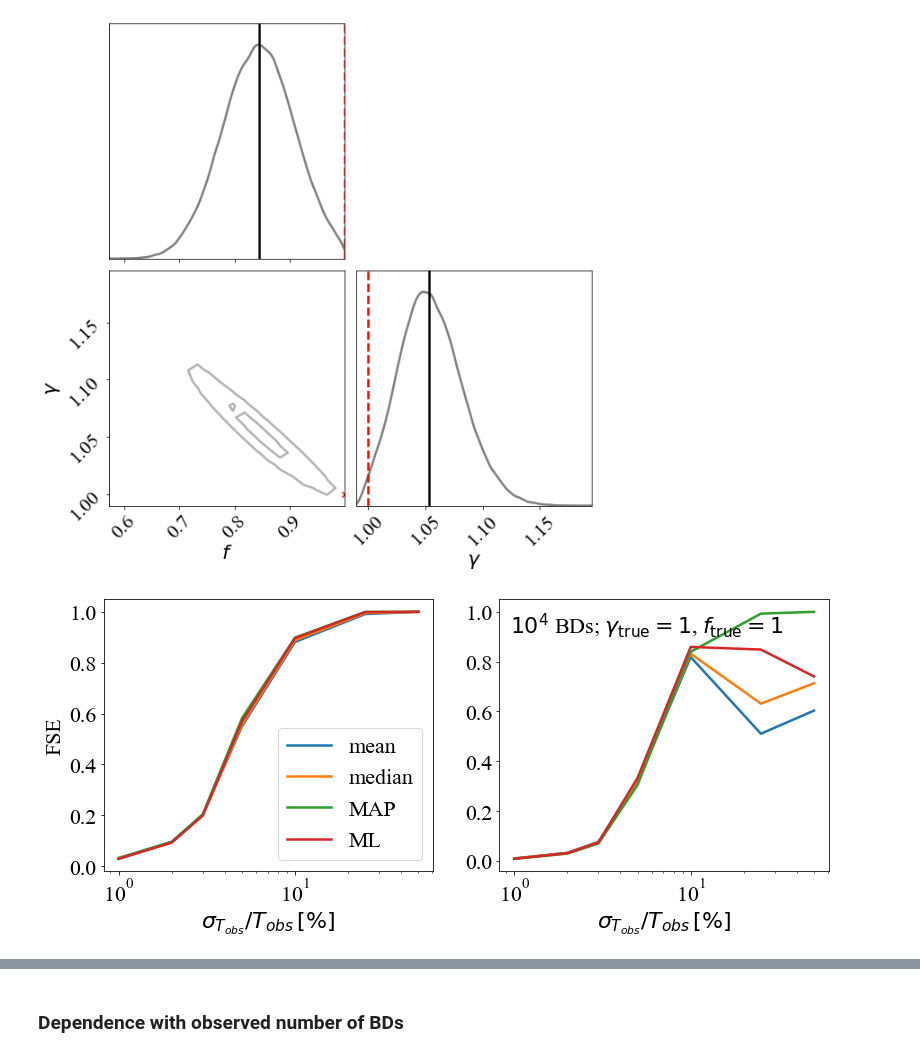
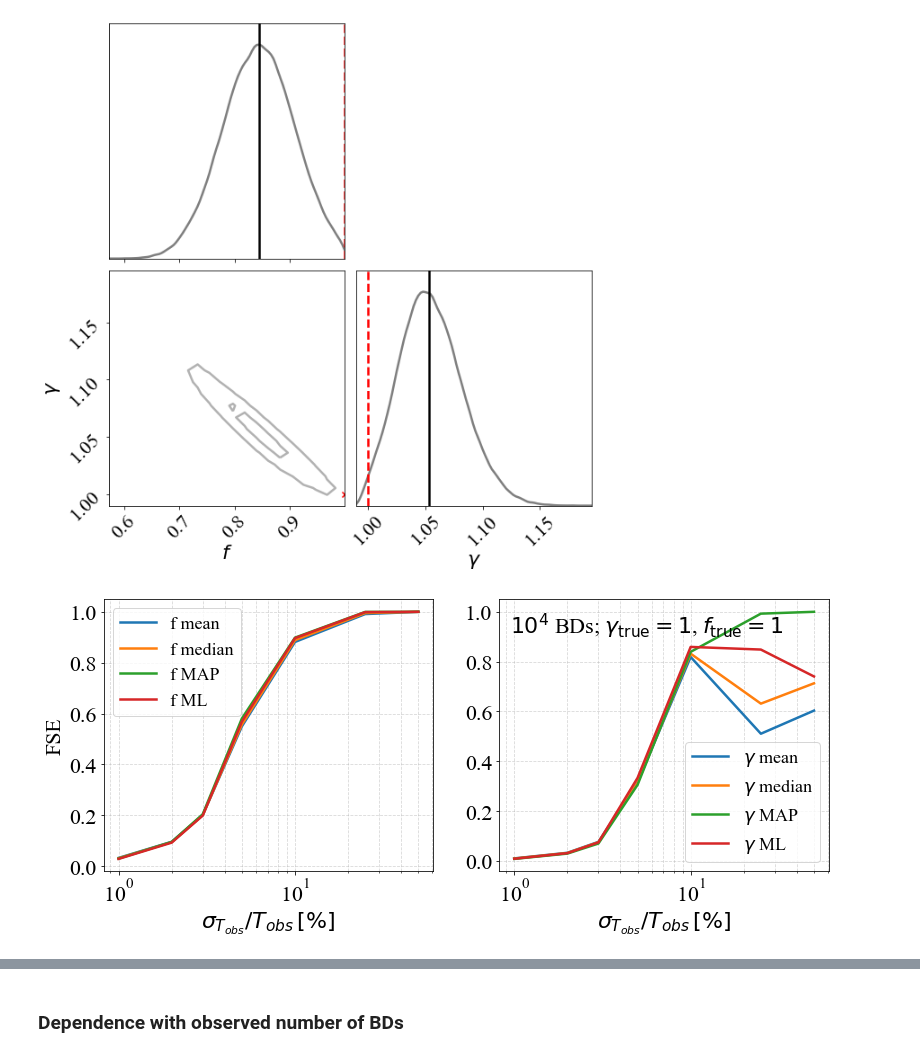
Before and after one commit to SvPoder/exoplanets, a Jupyter notebook: jupyter-notebook/reconstructed_DM.ipynb, the cells around one changed output, grey strips where cells are left out. Cells and saved outputs as stored; diff of their text form; code cells hidden in the pictures.

```diff
--- a/jupyter-notebook/reconstructed_DM.ipynb
+++ b/jupyter-notebook/reconstructed_DM.ipynb
@@ -95,23 +95,28 @@ for i in range(D):
 # %%
 fig, ax = plt.subplots(1, 2, figsize=(13, 5))
 
 rel_unc_Tobs = [1, 2, 3, 5, 10, 25, 50]
 labels       = ["mean", "median", "MAP", "ML"]
 
 for k in range(4):
-    ax[0].plot(rel_unc_Tobs, FSE[labels[k]][0], label=labels[k], lw=2.5)
-    ax[1].plot(rel_unc_Tobs, FSE[labels[k]][1], lw=2.5)
+    ax[0].plot(rel_unc_Tobs, FSE[labels[k]][0], label="f " + labels[k], lw=2.5)
+    ax[1].plot(rel_unc_Tobs, FSE[labels[k]][1], lw=2.5, label="$\gamma$ " + labels[k],)
 
-ax[0].legend(frameon=True)
+ax[0].legend(frameon=True, fontsize=18)
+ax[1].legend(frameon=True, loc=4, fontsize=18)
 ax[0].set_ylabel("FSE")
 ax[0].set_xlabel(r"$\sigma_{T_{obs}}/T_{obs}\, [\%]$")
 ax[1].set_xlabel(r"$\sigma_{T_{obs}}/T_{obs}\, [\%]$")
 
 text_box = AnchoredText(r"$10^4$ BDs; $\gamma_{\rm true}=1$, $f_{\rm true}=1$", frameon=False, loc=2, pad=0.01)
 plt.setp(text_box.patch, facecolor="white")
 ax[1].add_artist(text_box)
 
 ax[0].set_xscale("log")
 ax[1].set_xscale("log")
+ax[0].grid(which="both", ls="--", alpha=0.5)
+ax[1].grid(which="both", ls="--", alpha=0.5)
+
+fig.savefig("../Figs/game0_FS1_nBDs1000_f1_gamma1.pdf", bbox_inches="tight")
 # %% [output]
-[figure, old version]
+[figure, new version]
```
Also changed, not shown: parts of 5 cells of this notebook, 2 other files.
